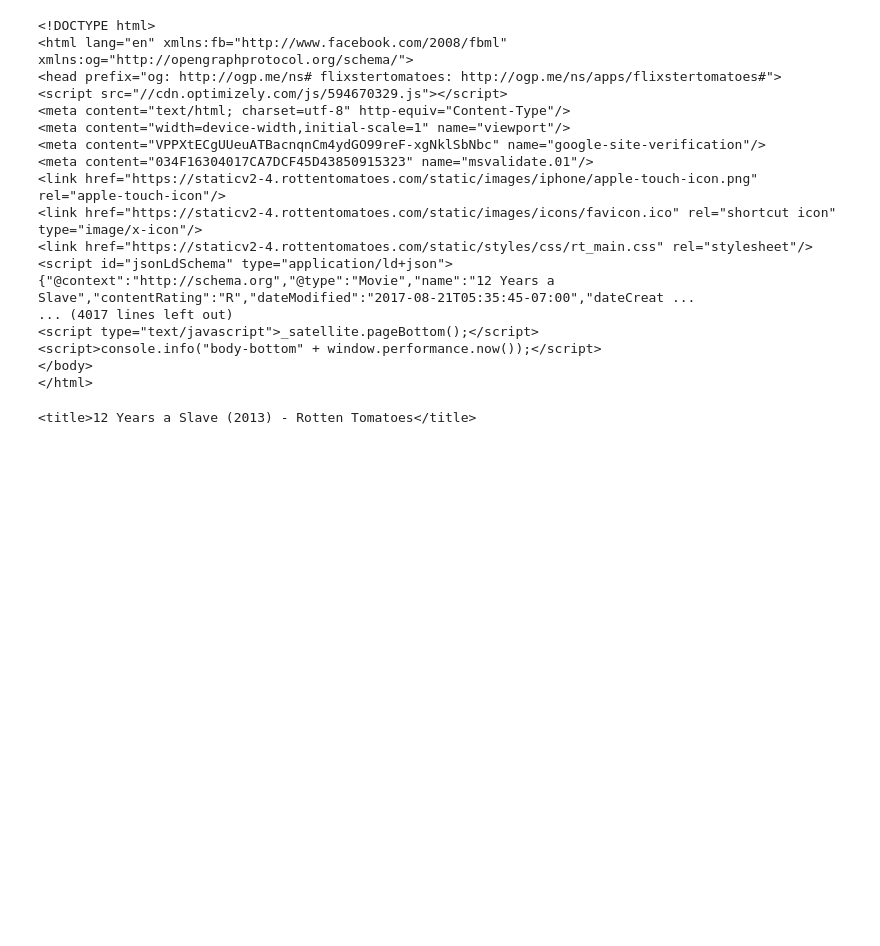
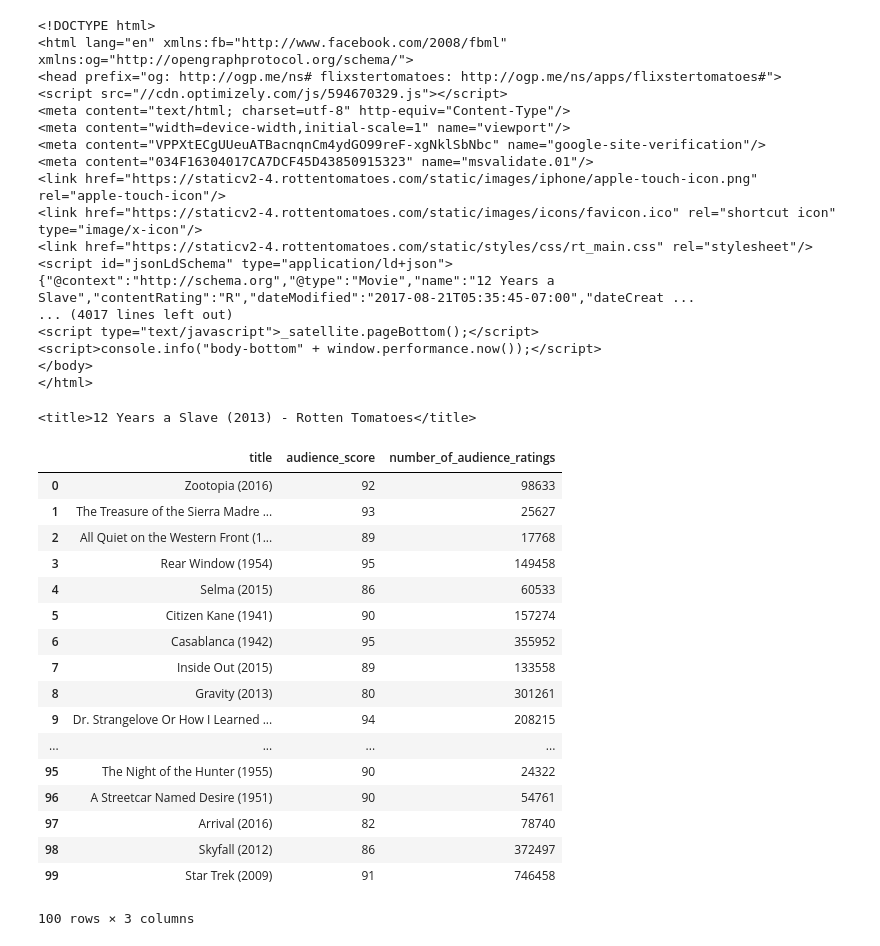
Before and after one commit to freena22/Data-Wrangling, a Jupyter notebook: Data_Prasing_BeautifulSoup_1.ipynb, the cells around one changed output. Saved outputs shown, nothing was run; the diff lists cells and outputs as text; code cells hidden in the pictures; blank space fills up the shorter version.

Commit message:
parse the htmls and make to df

```diff
--- a/Data_Prasing_BeautifulSoup_1.ipynb
+++ b/Data_Prasing_BeautifulSoup_1.ipynb
@@ -29,3 +29,43 @@ soup
 soup.find('title')
 # %% [output]
 <title>12 Years a Slave (2013) - Rotten Tomatoes</title>
+# %%
+# List of dictionaries to build file by file and later convert to a DataFrame
+df_list = []
+folder = 'rt_html'
+for movie_html in os.listdir(folder):
+    with open(os.path.join(folder, movie_html)) as file:
+        soup = BeautifulSoup(file,'lxml')
+        title = soup.find('title').contents[0][:-len(' - Rotten Tomatoes')]
+        audience_score = soup.find('div',class_ = 'audience-score meter').find('span').contents[0][:-1]
+        #print(audience_score)
+        #break
+        num_of_audience_ratings = soup.find('div', class_ ='audience-info hidden-xs superPageFontColor')
+        num_audience_ratings = num_of_audience_ratings.find_all('div')[1].contents[2].strip().replace(',','')
+
+        # Append to list of dictionaries
+        df_list.append({'title': title,
+                        'audience_score': int(audience_score),
+                        'number_of_audience_ratings': int(num_audience_ratings)})
+df = pd.DataFrame(df_list, columns = ['title', 'audience_score', 'number_of_audience_ratings'])
+# %%
+df
+# %% [output]
+|  | title | audience_score | number_of_audience_ratings |
+| 0 | Zootopia (2016) | 92 | 98633 |
+| 1 | The Treasure of the Sierra Madre ... | 93 | 25627 |
+| 2 | All Quiet on the Western Front (1... | 89 | 17768 |
+| 3 | Rear Window (1954) | 95 | 149458 |
+| 4 | Selma (2015) | 86 | 60533 |
+| 5 | Citizen Kane (1941) | 90 | 157274 |
+| 6 | Casablanca (1942) | 95 | 355952 |
+| 7 | Inside Out (2015) | 89 | 133558 |
+| 8 | Gravity (2013) | 80 | 301261 |
+| 9 | Dr. Strangelove Or How I Learned ... | 94 | 208215 |
+| ... | ... | ... | ... |
+| 95 | The Night of the Hunter (1955) | 90 | 24322 |
+| 96 | A Streetcar Named Desire (1951) | 90 | 54761 |
+| 97 | Arrival (2016) | 82 | 78740 |
+| 98 | Skyfall (2012) | 86 | 372497 |
+| 99 | Star Trek (2009) | 91 | 746458 |
+100 rows × 3 columns
```
